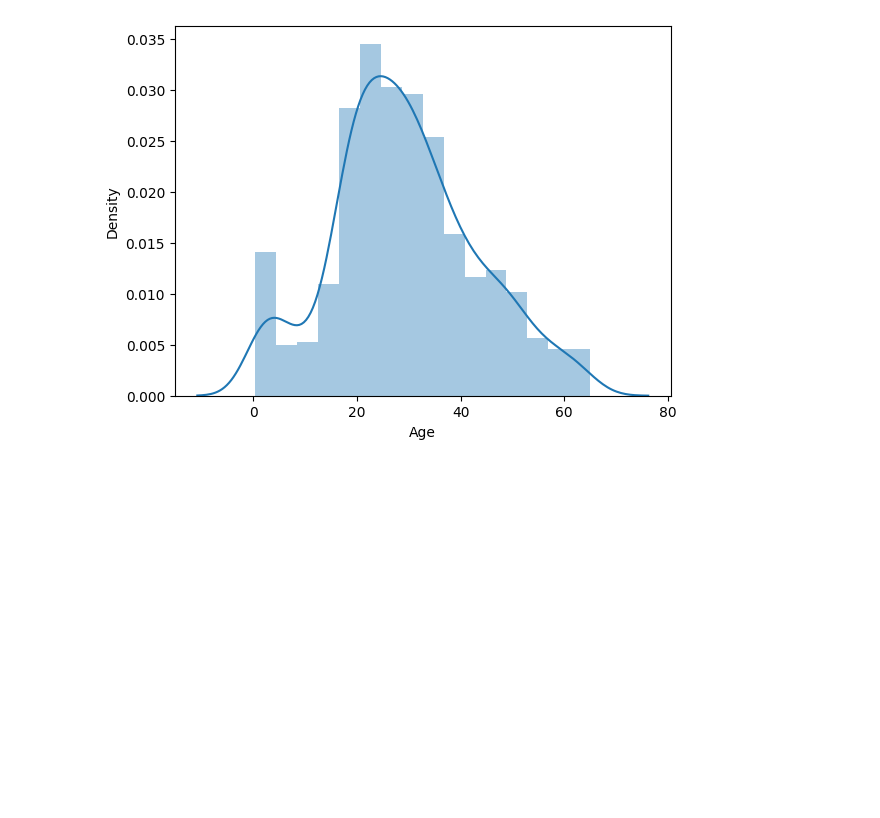
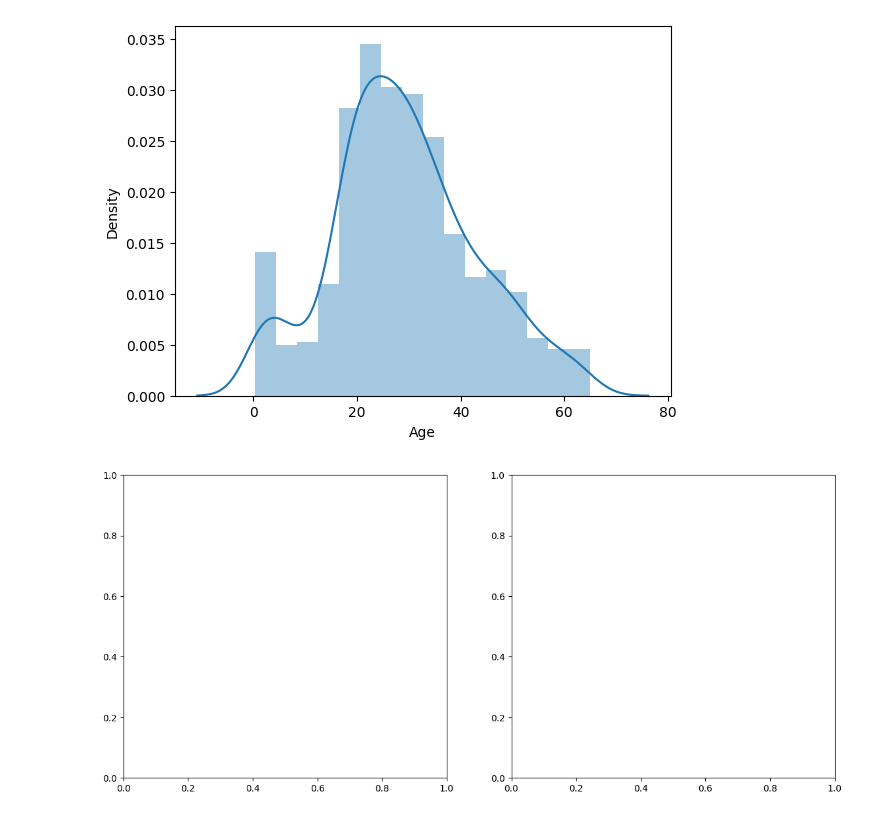
Before and after one commit to MaryamS5/ML_Work, a Jupyter notebook: dataSet.ipynb, the cells around one changed output. Saved outputs shown, nothing was run; the diff lists cells and outputs as text; code cells hidden in the pictures; blank space fills up the shorter version.

```diff
--- a/dataSet.ipynb
+++ b/dataSet.ipynb
@@ -256,0 +260,4 @@ https://gist.github.com/mwaskom/de44147ed2974457ad6372750bbe5751
+# %%
+fig, axes = plt.subplots(1, 2, figsize=(14, 6))
+# %% [output]
+[figure, added]
```
Also changed, not shown: parts of 13 cells of this notebook.
